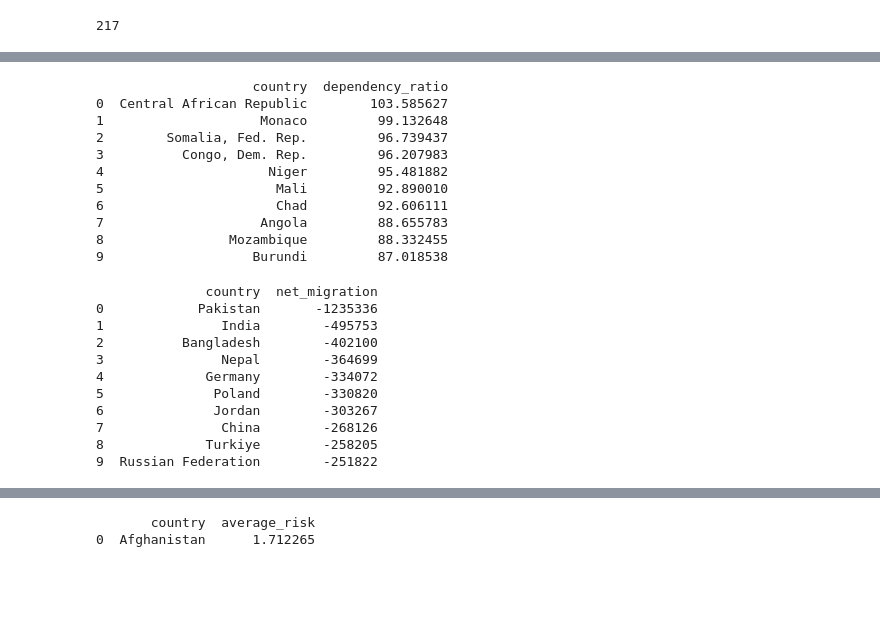
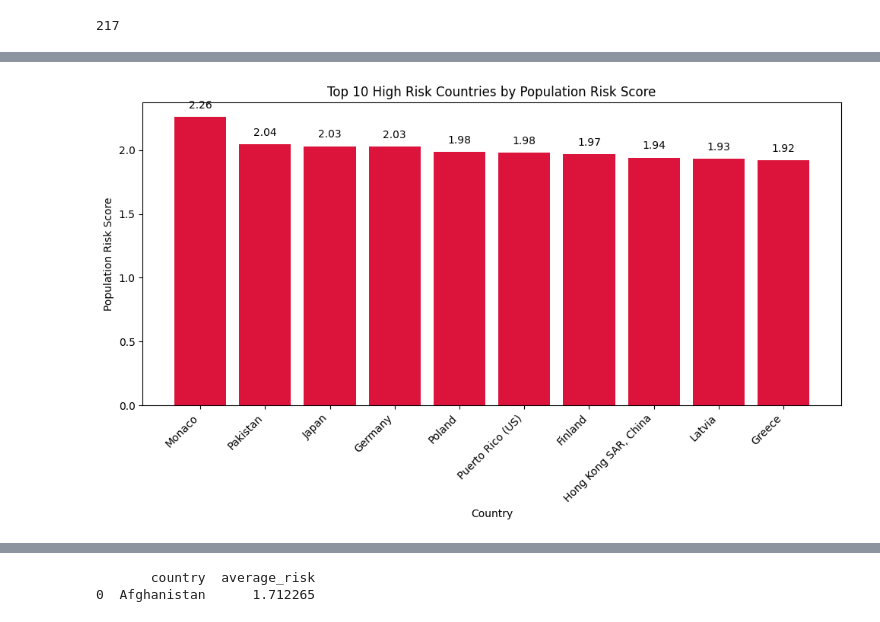
Before and after one commit to mkweisbr/Portfolio, a Jupyter notebook: Population_Risk_Queries_SQL.ipynb, the cells around one changed output, grey strips where cells are left out. Drawn from its saved outputs; the diff is of its cells as text; code cells hidden in the pictures; blank space fills up the shorter version.

```diff
--- a/Population_Risk_Queries_SQL.ipynb
+++ b/Population_Risk_Queries_SQL.ipynb
@@ -66,44 +23,28 @@ print(Low_fertility)
-# %%
-High_Dependency_Ratio = """SELECT country, dependency_ratio
-FROM population_data
-ORDER BY dependency_ratio DESC
-LIMIT 10
-"""
-
-High_dependency = pd.read_sql_query(High_Dependency_Ratio, conn)
-
-print(High_dependency)
-# %% [output]
-                    country  dependency_ratio
-0  Central African Republic        103.585627
-1                    Monaco         99.132648
-2        Somalia, Fed. Rep.         96.739437
-3          Congo, Dem. Rep.         96.207983
-4                     Niger         95.481882
-5                      Mali         92.890010
-6                      Chad         92.606111
-7                    Angola         88.655783
-8                Mozambique         88.332455
-9                   Burundi         87.018538
-# %%
-Low_migration = """SELECT country, net_migration
-FROM population_data
-WHERE net_migration < 0
-ORDER BY net_migration ASC
-LIMIT 10"""
-
-low_migration = pd.read_sql_query(Low_migration, conn)
-
-print(low_migration)
-# %% [output]
-              country  net_migration
-0            Pakistan       -1235336
-1               India        -495753
-2          Bangladesh        -402100
-3               Nepal        -364699
-4             Germany        -334072
-5              Poland        -330820
-6              Jordan        -303267
-7               China        -268126
-8             Turkiye        -258205
-9  Russian Federation        -251822
+# %%
+# Top 10 countries with the highest risk
+High_Risk_Countries = """
+SELECT country, population_risk_score
+FROM population_data
+ORDER BY population_risk_score DESC
+LIMIT 10;
+"""
+top_risk = pd.read_sql_query(High_Risk_Countries, conn)
+
+# Make the bar chart
+plt.figure(figsize=(10,6))
+plt.bar(top_risk['country'], top_risk['population_risk_score'], color='crimson')
+
+# Add labels and title
+plt.xlabel("Country")
+plt.ylabel("Population Risk Score")
+plt.title("Top 10 High Risk Countries by Population Risk Score")
+plt.xticks(rotation=45, ha='right')  # rotate x labels for readability
+
+# Optional: add value labels on top of bars
+for i, score in enumerate(top_risk['population_risk_score']):
+    plt.text(i, score + 0.05, round(score, 2), ha='center', va='bottom')
+
+plt.tight_layout()
+plt.show()
+# %% [output]
+[figure, added]
```
Also changed, not shown: parts of 8 cells of this notebook.
